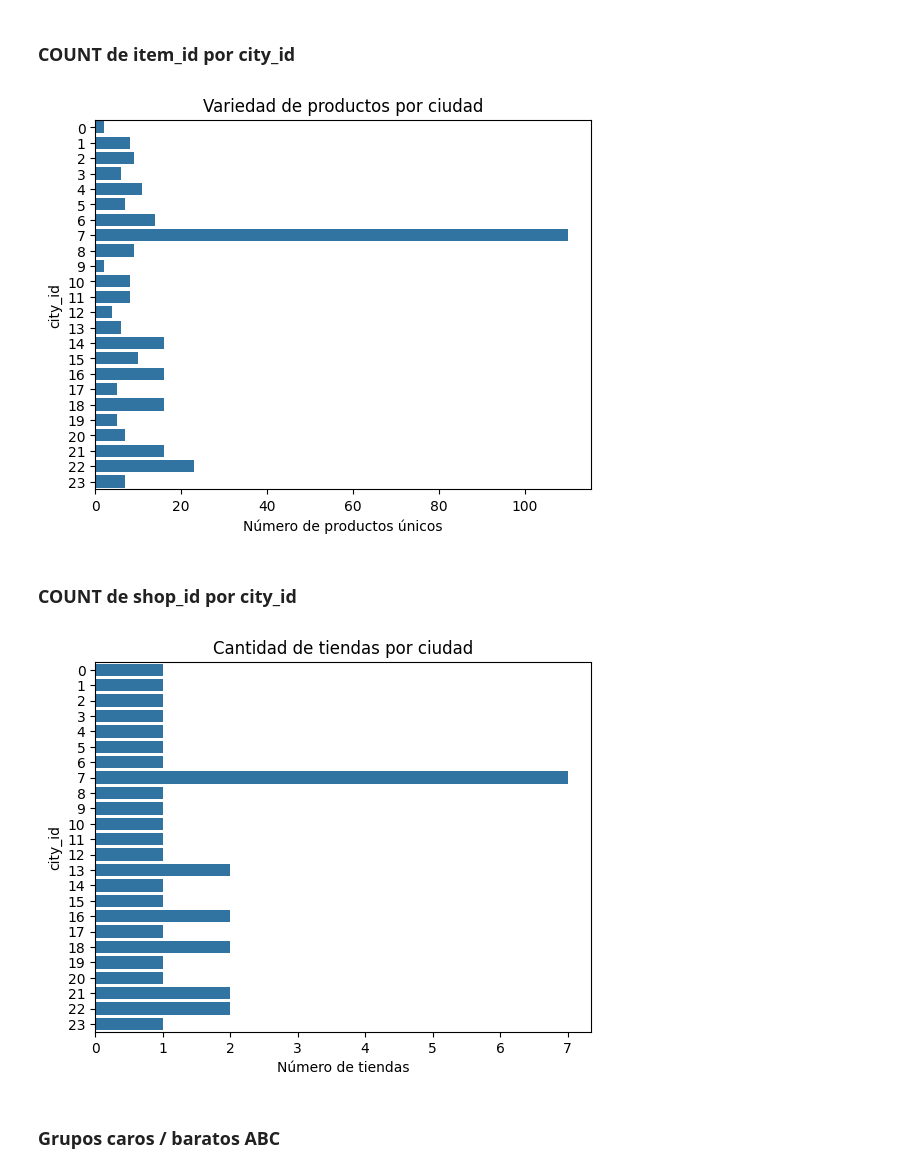
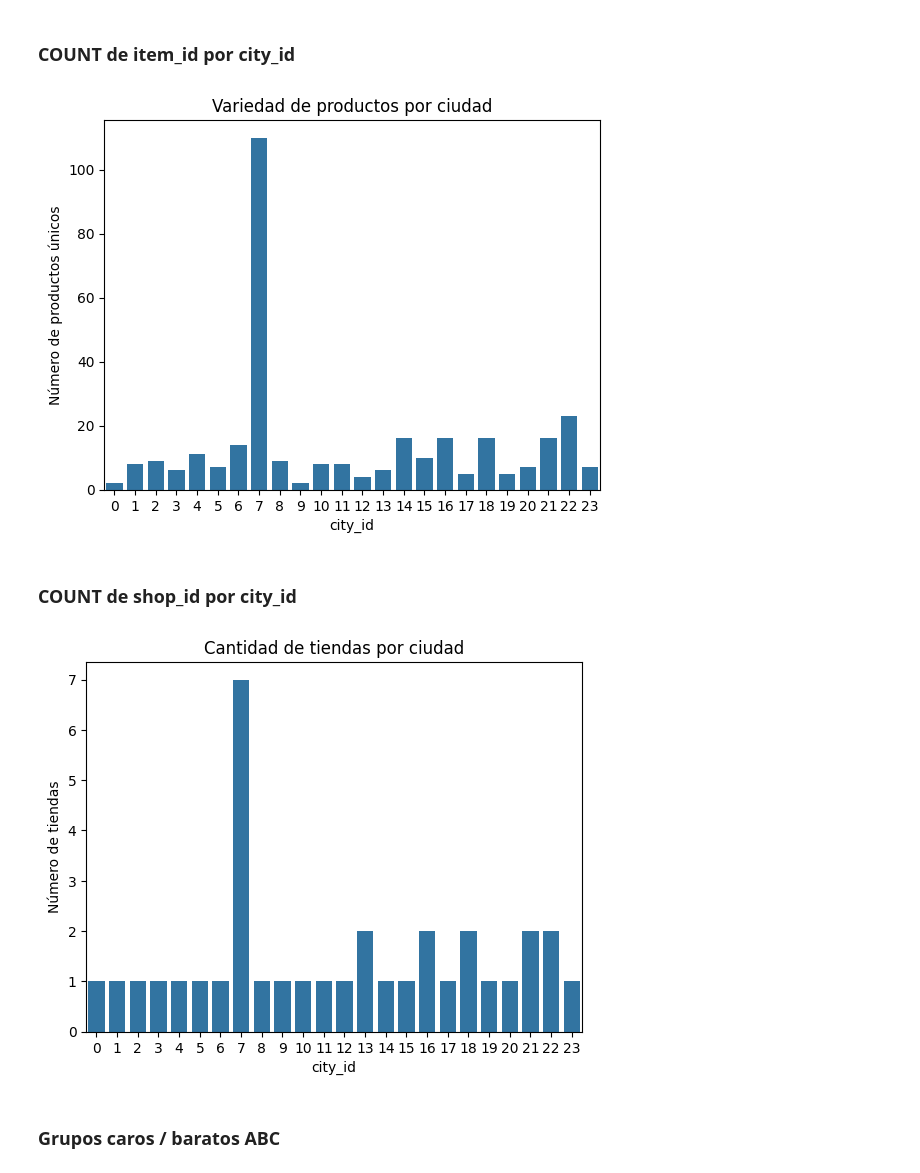
Before and after one commit to leoaguado/E3_Unsupervised_Machine_Learning, a Jupyter notebook: ML_time_series.ipynb, the cells around one changed output. Cells and saved outputs as stored; diff of their text form; code cells hidden in the pictures.

```diff
--- a/ML_time_series.ipynb
+++ b/ML_time_series.ipynb
@@ -503,26 +506,26 @@ plt.show()
 item_per_city = df_features.groupby("city_id")["item_id"].nunique()
 df_features["items_per_city"] = df_features["city_id"].map(item_per_city)
 
-sns.barplot(y=item_per_city.index, x=item_per_city.values, orient="h")
+sns.barplot(x=item_per_city.index, y=item_per_city.values, orient="v")
 plt.title("Variedad de productos por ciudad")
-plt.xlabel("Número de productos únicos")
-plt.ylabel("city_id")
+plt.ylabel("Número de productos únicos")
+plt.xlabel("city_id")
 plt.show()
 # %% [output]
-[figure, old version]
+[figure, new version]
 # %% [markdown]
 ### COUNT de shop_id por city_id
 # %%
 shops_per_city = df_features.groupby("city_id")["shop_id"].nunique()
 df_features["shops_per_city"] = df_features["city_id"].map(shops_per_city)
 
-sns.barplot(y=shops_per_city.index, x=shops_per_city.values, orient="h")
+sns.barplot(x=shops_per_city.index, y=shops_per_city.values, orient="v")
 plt.title("Cantidad de tiendas por ciudad")
-plt.xlabel("Número de tiendas")
-plt.ylabel("city_id")
+plt.ylabel("Número de tiendas")
+plt.xlabel("city_id")
 plt.show()
 # %% [output]
-[figure, old version]
+[figure, new version]
 # %% [markdown]
 ### Grupos caros / baratos ABC
 # %%
```
Also changed, not shown: parts of 6 cells of this notebook.
